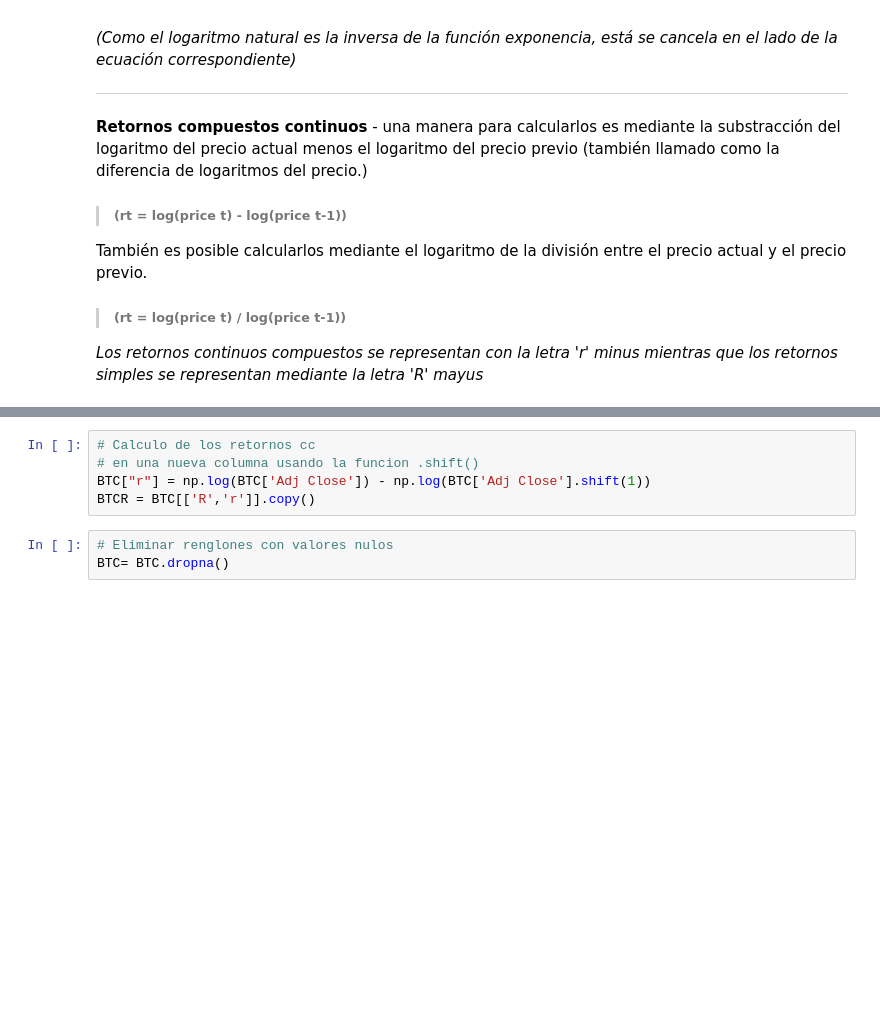
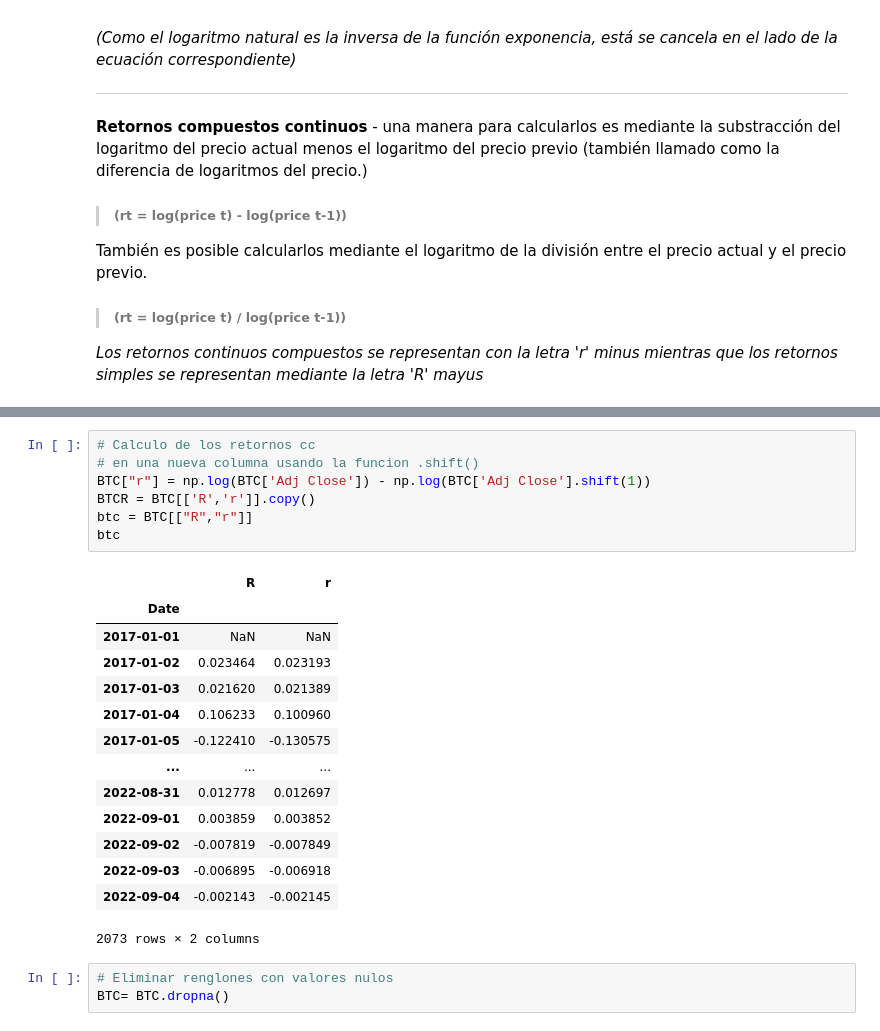
Before and after one commit to AnHrt/StatisticsII, a Jupyter notebook: A01369984_W1.ipynb, the cells around one changed output, grey strips where cells are left out. Drawn from its saved outputs; the diff is of its cells as text; blank space fills up the shorter version.

```diff
--- a/A01369984_W1.ipynb
+++ b/A01369984_W1.ipynb
@@ -139,8 +139,25 @@ Name: R, Length: 2071, dtype: float64
 # %%
 # Calculo de los retornos cc
 # en una nueva columna usando la funcion .shift()
 BTC["r"] = np.log(BTC['Adj Close']) - np.log(BTC['Adj Close'].shift(1))
 BTCR = BTC[['R','r']].copy()
+btc = BTC[["R","r"]]
+btc
+# %% [output]
+|  | R | r |
+| Date |  |  |
+| 2017-01-01 | NaN | NaN |
+| 2017-01-02 | 0.023464 | 0.023193 |
+| 2017-01-03 | 0.021620 | 0.021389 |
+| 2017-01-04 | 0.106233 | 0.100960 |
+| 2017-01-05 | -0.122410 | -0.130575 |
+| ... | ... | ... |
+| 2022-08-31 | 0.012778 | 0.012697 |
+| 2022-09-01 | 0.003859 | 0.003852 |
+| 2022-09-02 | -0.007819 | -0.007849 |
+| 2022-09-03 | -0.006895 | -0.006918 |
+| 2022-09-04 | -0.002143 | -0.002145 |
+2073 rows × 2 columns
 # %%
 # Eliminar renglones con valores nulos
 BTC= BTC.dropna()
```
Also changed, not shown: parts of 20 cells of this notebook.
